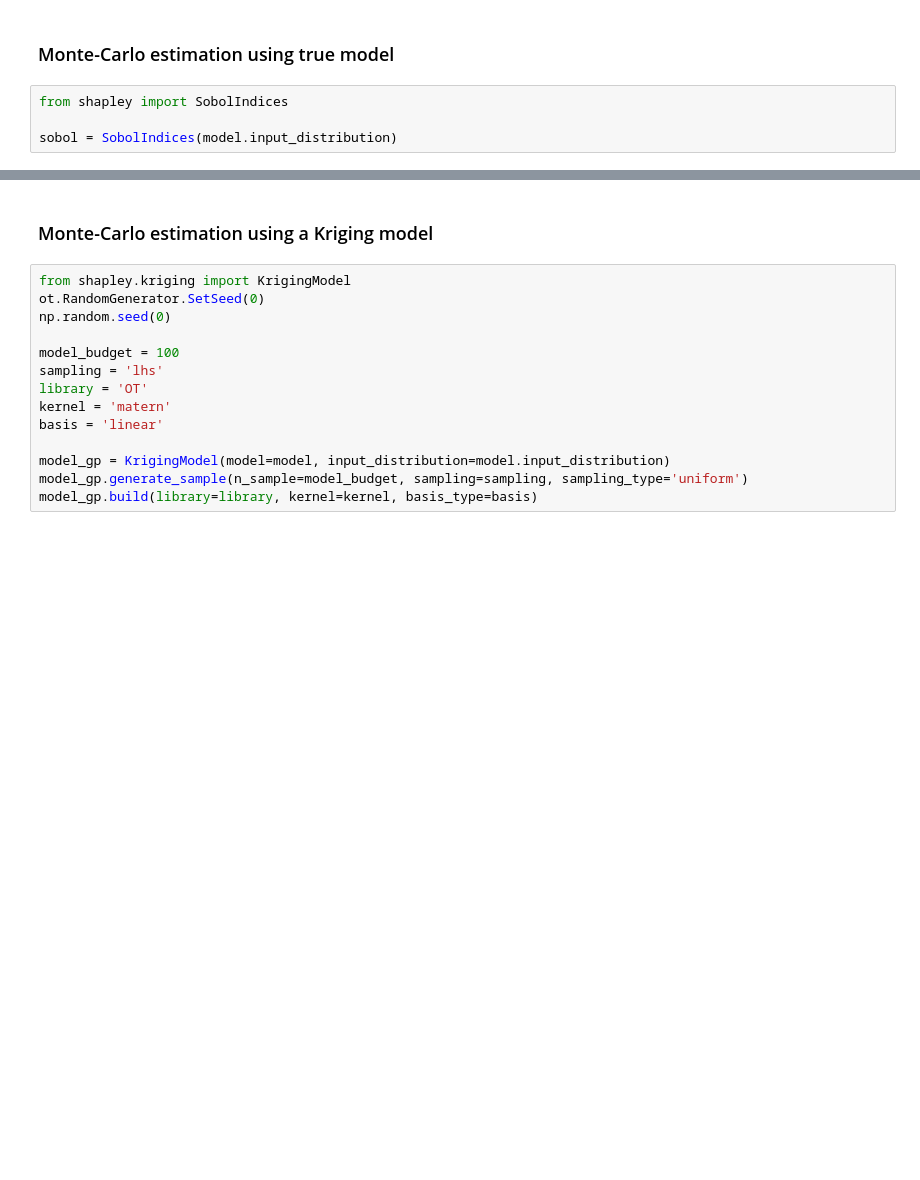
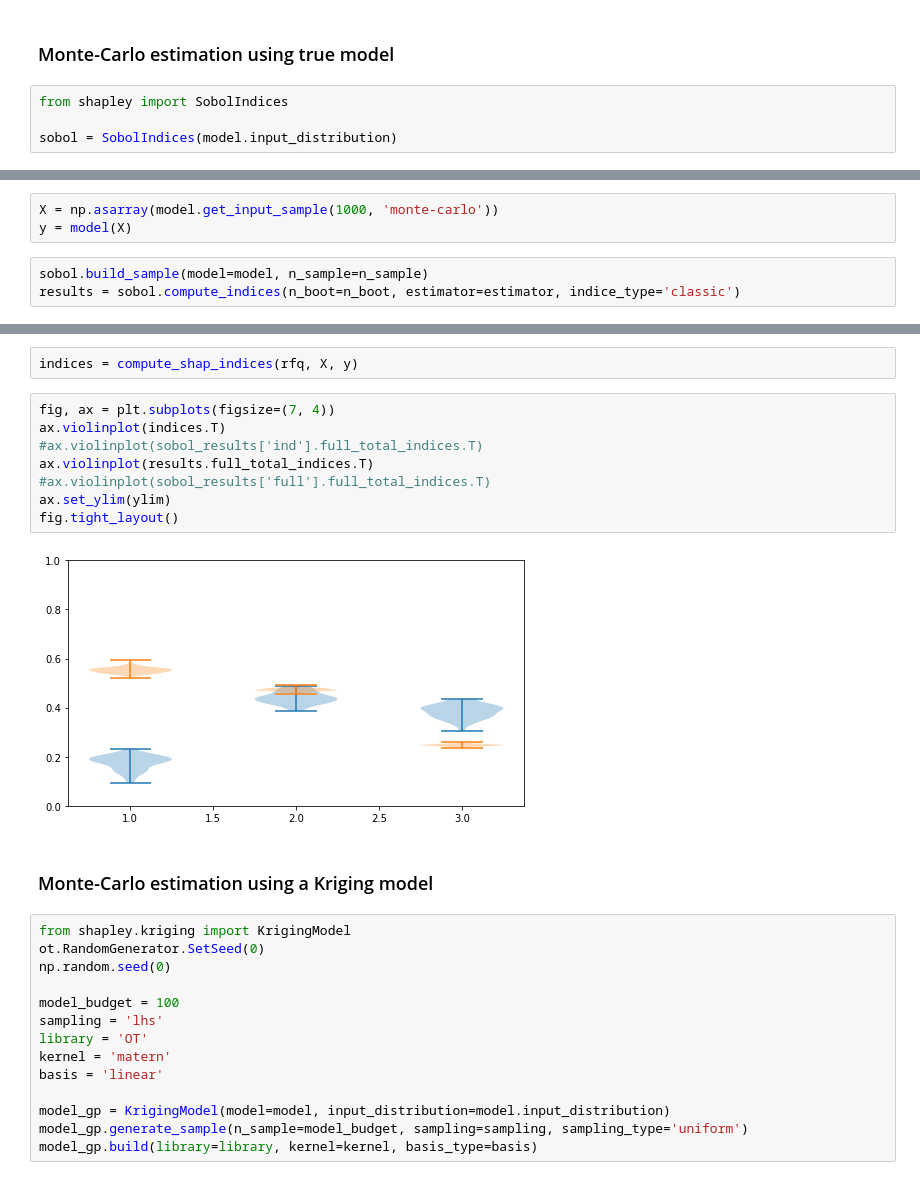
Before and after one commit to josephmure/otshapley, a Jupyter notebook: examples/sobol-uncorr-ishigami.ipynb, the cells around one changed output, grey strips where cells are left out. Cells and saved outputs as stored; diff of their text form; blank space fills up the shorter version.

```diff
--- a/examples/sobol-uncorr-ishigami.ipynb
+++ b/examples/sobol-uncorr-ishigami.ipynb
@@ -63,0 +64,6 @@ fig.tight_layout()
+# %%
+X = np.asarray(model.get_input_sample(1000, 'monte-carlo'))
+y = model(X)
+# %%
+sobol.build_sample(model=model, n_sample=n_sample)
+results = sobol.compute_indices(n_boot=n_boot, estimator=estimator, indice_type='classic')
@@ -64,3 +83,15 @@ fig.tight_layout()
+# %%
+indices = compute_shap_indices(rfq, X, y)
+# %%
+fig, ax = plt.subplots(figsize=(7, 4))
+ax.violinplot(indices.T)
+#ax.violinplot(sobol_results['ind'].full_total_indices.T)
+ax.violinplot(results.full_total_indices.T)
+#ax.violinplot(sobol_results['full'].full_total_indices.T)
+ax.set_ylim(ylim)
+fig.tight_layout()
+# %% [output]
+[figure, added]
 # %% [markdown]
 ### Monte-Carlo estimation using a Kriging model
 # %%
```
Also changed, not shown: parts of 5 cells of this notebook, 5 other files.
